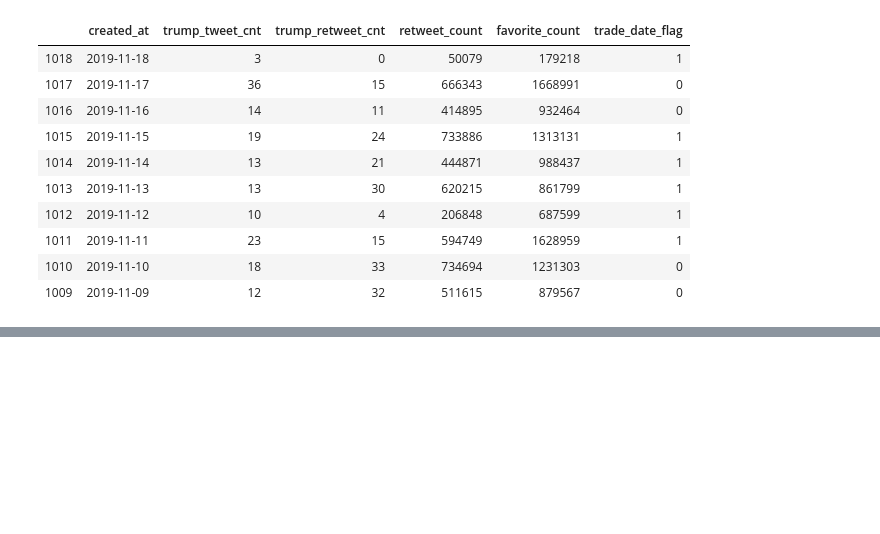
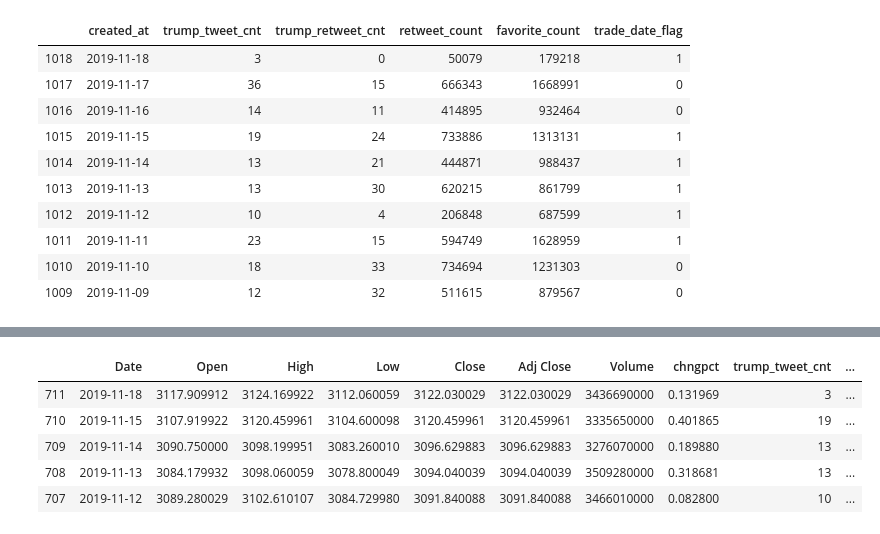
Before and after one commit to lingcog/finalproject, a Jupyter notebook: TweetProcessingV1.ipynb, the cells around one changed output, grey strips where cells are left out. Drawn from its saved outputs; the diff is of its cells as text; code cells hidden in the pictures; blank space fills up the shorter version.

```diff
--- a/TweetProcessingV1.ipynb
+++ b/TweetProcessingV1.ipynb
@@ -135,0 +146,13 @@ df_tweets_cleaned.head(10)
+# %%
+df_cbm = df_SPX.copy()
+df_cbm['trump_tweet_cnt'] = [df_tweets_cleaned.loc[df_tweets_cleaned['created_at']==dt]['trump_tweet_cnt'].values[0] if dt in (df_tweets_cleaned['created_at'].values) else 0 for dt in df_SPX['Date'].values]
+df_cbm['retweet_count'] = [df_tweets_cleaned.loc[df_tweets_cleaned['created_at']==dt]['retweet_count'].values[0] if dt in (df_tweets_cleaned['created_at'].values) else 0 for dt in df_SPX['Date'].values]
+df_cbm['favorite_count'] = [df_tweets_cleaned.loc[df_tweets_cleaned['created_at']==dt]['favorite_count'].values[0] if dt in (df_tweets_cleaned['created_at'].values) else 0 for dt in df_SPX['Date'].values]
+df_cbm.sort_values('Date',ascending=False).head()
+# %% [output]
+|  | Date | Open | High | Low | Close | Adj Close | Volume | chngpct | trump_tweet_cnt | ... |
+| 711 | 2019-11-18 | 3117.909912 | 3124.169922 | 3112.060059 | 3122.030029 | 3122.030029 | 3436690000 | 0.131969 | 3 | ... |
+| 710 | 2019-11-15 | 3107.919922 | 3120.459961 | 3104.600098 | 3120.459961 | 3120.459961 | 3335650000 | 0.401865 | 19 | ... |
+| 709 | 2019-11-14 | 3090.750000 | 3098.199951 | 3083.260010 | 3096.629883 | 3096.629883 | 3276070000 | 0.189880 | 13 | ... |
+| 708 | 2019-11-13 | 3084.179932 | 3098.060059 | 3078.800049 | 3094.040039 | 3094.040039 | 3509280000 | 0.318681 | 13 | ... |
+| 707 | 2019-11-12 | 3089.280029 | 3102.610107 | 3084.729980 | 3091.840088 | 3091.840088 | 3466010000 | 0.082800 | 10 | ... |
```
Also changed, not shown: parts of 2 cells of this notebook.
